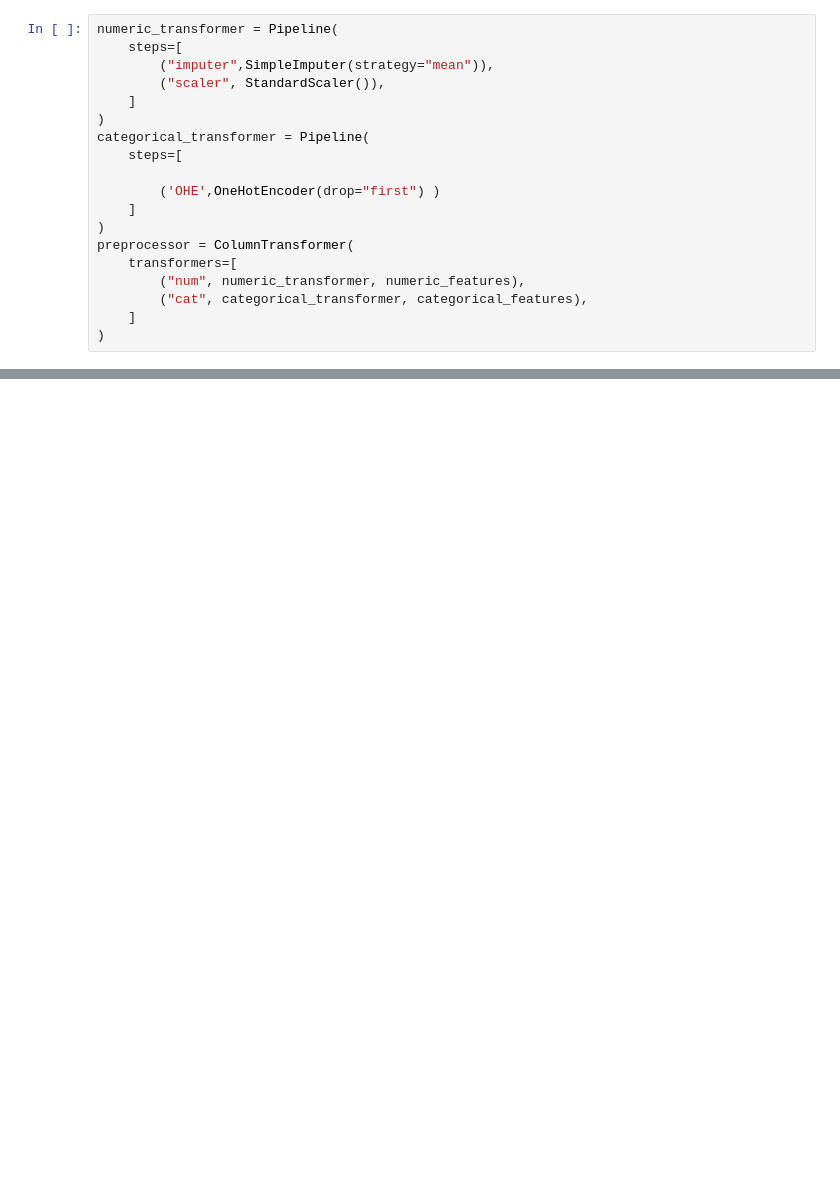
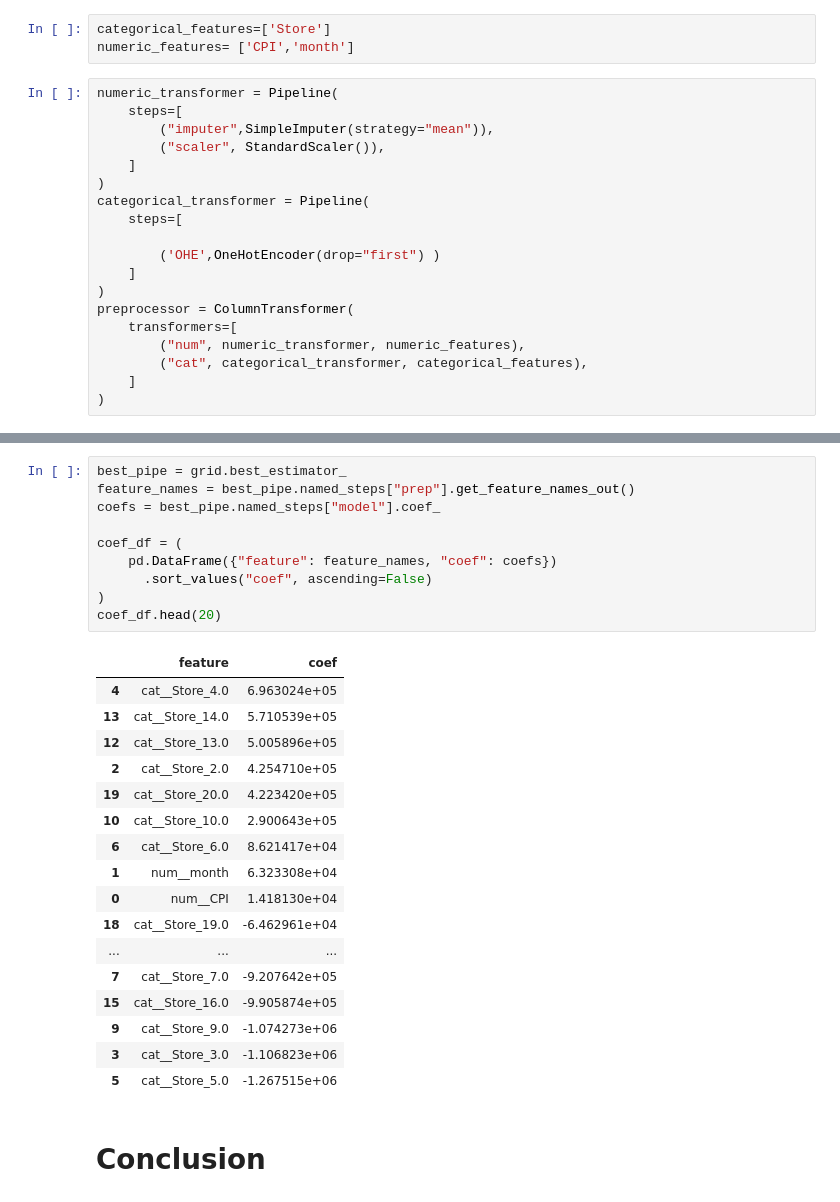
Before and after one commit to thibautmodrin/CDSD_Certification_Projets, a Jupyter notebook: Projet 4 - Supervised ML - Walmart/ML_Walmart.ipynb, the cells around one changed output, grey strips where cells are left out. Drawn from its saved outputs; the diff is of its cells as text; blank space fills up the shorter version.

```diff
--- a/Projet 4 - Supervised ML - Walmart/EDA.ipynb
+++ b/Projet 4 - Supervised ML - Walmart/ML_Walmart.ipynb
@@ -252,3 +270,6 @@ numeric_features= [c for c in X.columns if c not in categorical_features]
+# %%
+categorical_features=['Store']
+numeric_features= ['CPI','month']
 # %%
 numeric_transformer = Pipeline(
     steps=[
@@ -312,0 +330,30 @@ pd.DataFrame({'features':features_names,'Coefficient':gridsearch.best_estimator_
+# %%
+best_pipe = grid.best_estimator_
+feature_names = best_pipe.named_steps["prep"].get_feature_names_out()
+coefs = best_pipe.named_steps["model"].coef_
+
+coef_df = (
+    pd.DataFrame({"feature": feature_names, "coef": coefs})
+      .sort_values("coef", ascending=False)
+)
+coef_df.head(20)
+# %% [output]
+|  | feature | coef |
+| 4 | cat__Store_4.0 | 6.963024e+05 |
+| 13 | cat__Store_14.0 | 5.710539e+05 |
+| 12 | cat__Store_13.0 | 5.005896e+05 |
+| 2 | cat__Store_2.0 | 4.254710e+05 |
+| 19 | cat__Store_20.0 | 4.223420e+05 |
+| 10 | cat__Store_10.0 | 2.900643e+05 |
+| 6 | cat__Store_6.0 | 8.621417e+04 |
+| 1 | num__month | 6.323308e+04 |
+| 0 | num__CPI | 1.418130e+04 |
+| 18 | cat__Store_19.0 | -6.462961e+04 |
+| ... | ... | ... |
+| 7 | cat__Store_7.0 | -9.207642e+05 |
+| 15 | cat__Store_16.0 | -9.905874e+05 |
+| 9 | cat__Store_9.0 | -1.074273e+06 |
+| 3 | cat__Store_3.0 | -1.106823e+06 |
+| 5 | cat__Store_5.0 | -1.267515e+06 |
+# %% [markdown]
+# Conclusion
```
Also changed, not shown: parts of 20 cells of this notebook.
